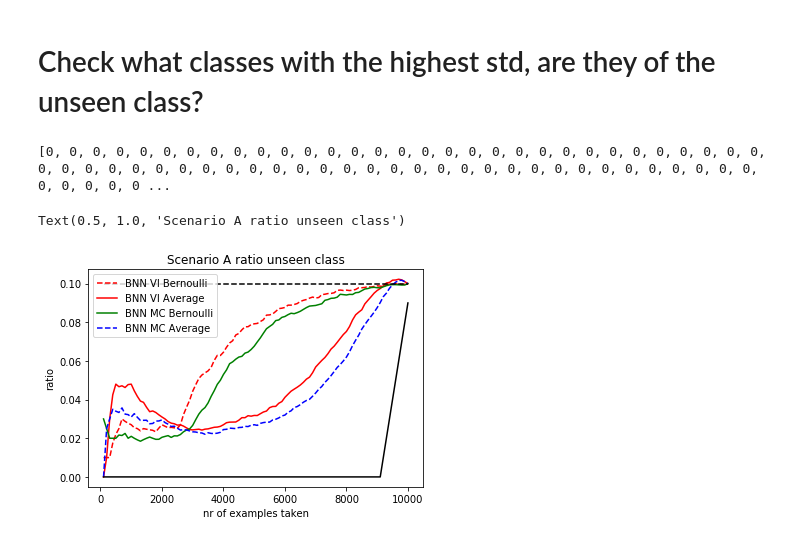
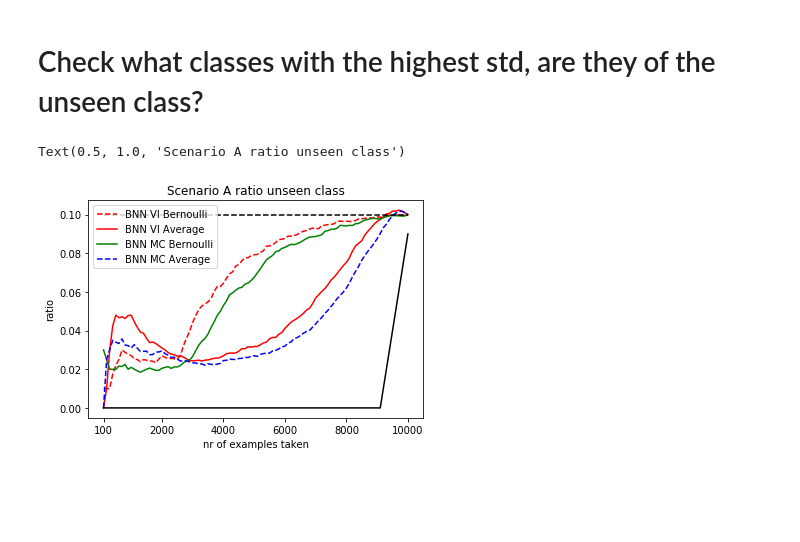
Before and after one commit to annamiri/cornerstone-project, a Jupyter notebook: D_003_one_class_missing_dataset_evaluate.ipynb, the cells around one changed output. Drawn from its saved outputs; the diff is of its cells as text; code cells hidden in the pictures; blank space fills up the shorter version.

```diff
--- a/D_003_one_class_missing_dataset_evaluate.ipynb
+++ b/D_003_one_class_missing_dataset_evaluate.ipynb
@@ -368,29 +388,27 @@ for i in range(round(n)):
     else:
         j = (i-bound)/n
     optimal_more.append(j)
-print(optimal_more)
+#print(optimal_more)
-# %% [output]
-[0, 0, 0, 0, 0, 0, 0, 0, 0, 0, 0, 0, 0, 0, 0, 0, 0, 0, 0, 0, 0, 0, 0, 0, 0, 0, 0, 0, 0, 0, 0, 0, 0, 0, 0, 0, 0, 0, 0, 0, 0, 0, 0, 0, 0, 0, 0, 0, 0, 0, 0, 0, 0, 0, 0, 0, 0, 0, 0, 0, 0, 0, 0, 0, 0, 0, 0 ...
 # %%
 import matplotlib.pyplot as plt
 
 plt.plot(x, b_vi, label='BNN VI Bernoulli', color='red', linestyle='--')
 plt.plot(x, a_vi, label='BNN VI Average', color='red')
 plt.plot(x, b_mc, label='BNN MC Bernoulli', color='green', linestyle='-')
 plt.plot(x, a_mc, label='BNN MC Average', color='blue', linestyle='--')
 plt.plot(x, random_classifier, color = 'black', linestyle='--')
 plt.plot(x, optimal_more, color = 'black', linestyle='-')
 #plt.plot(x, cnn, label='CNN', color='black')
 #plt.plot(x, mc, label='BNN MC', color='orange', linestyle='-')
 #plt.plot(x, vi, label='BNN VI', color='blue', linestyle='-')
 
 plt.xlabel('nr of examples taken')
 plt.ylabel('ratio')
-#plt.xticks(x)
+plt.xticks([100, 2000, 4000, 6000, 8000, 10000])
 #plt.yticks(list_of_dev)
 
 plt.legend(loc='upper left')
 plt.title("Scenario A ratio unseen class")
 # %% [output]
 Text(0.5, 1.0, 'Scenario A ratio unseen class')
-[figure, old version]
+[figure, new version]
```
Also changed, not shown: parts of 2 cells of this notebook, 2 other files.
